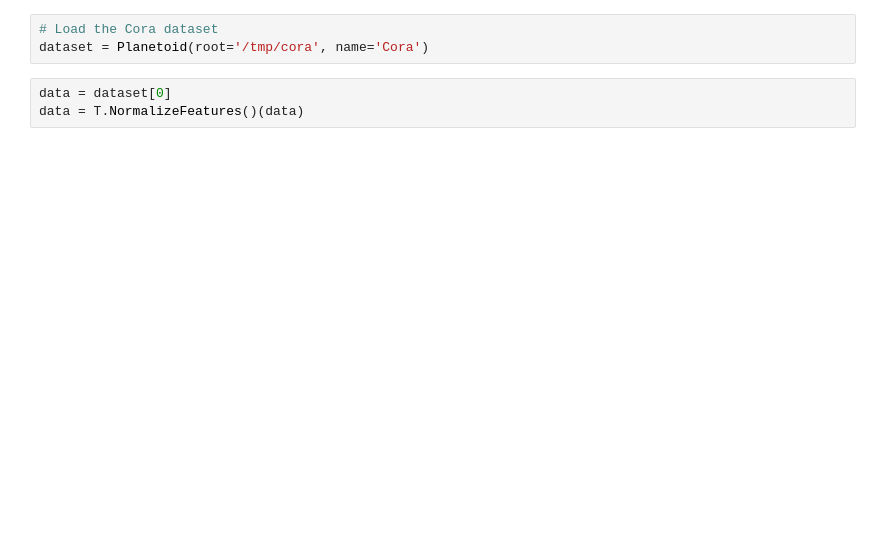
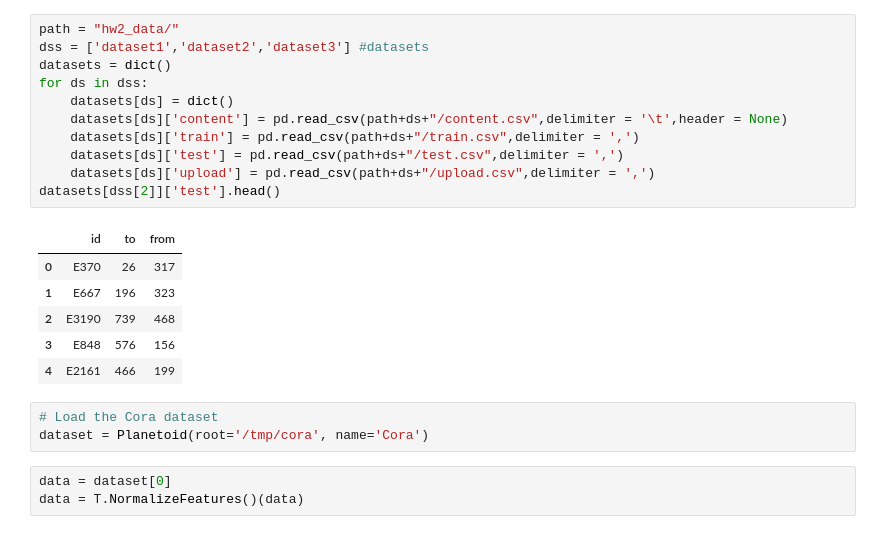
Before and after one commit to CalebThian/hw2_linkprediction, a Jupyter notebook: VGNAE.ipynb, the cells around one changed output. Drawn from its saved outputs; the diff is of its cells as text; blank space fills up the shorter version.

```diff
--- a/VGNAE.ipynb
+++ b/VGNAE.ipynb
@@ -59,3 +16,21 @@ Done!
+# %%
+path = "hw2_data/"
+dss = ['dataset1','dataset2','dataset3'] #datasets
+datasets = dict()
+for ds in dss:
+    datasets[ds] = dict()
+    datasets[ds]['content'] = pd.read_csv(path+ds+"/content.csv",delimiter = '\t',header = None)
+    datasets[ds]['train'] = pd.read_csv(path+ds+"/train.csv",delimiter = ',')
+    datasets[ds]['test'] = pd.read_csv(path+ds+"/test.csv",delimiter = ',')
+    datasets[ds]['upload'] = pd.read_csv(path+ds+"/upload.csv",delimiter = ',')
+datasets[dss[2]]['test'].head()
+# %% [output]
+|  | id | to | from |
+| 0 | E370 | 26 | 317 |
+| 1 | E667 | 196 | 323 |
+| 2 | E3190 | 739 | 468 |
+| 3 | E848 | 576 | 156 |
+| 4 | E2161 | 466 | 199 |
 # %%
 # Load the Cora dataset
 dataset = Planetoid(root='/tmp/cora', name='Cora')
```
Also changed, not shown: parts of 20 cells of this notebook, 8 other files.
